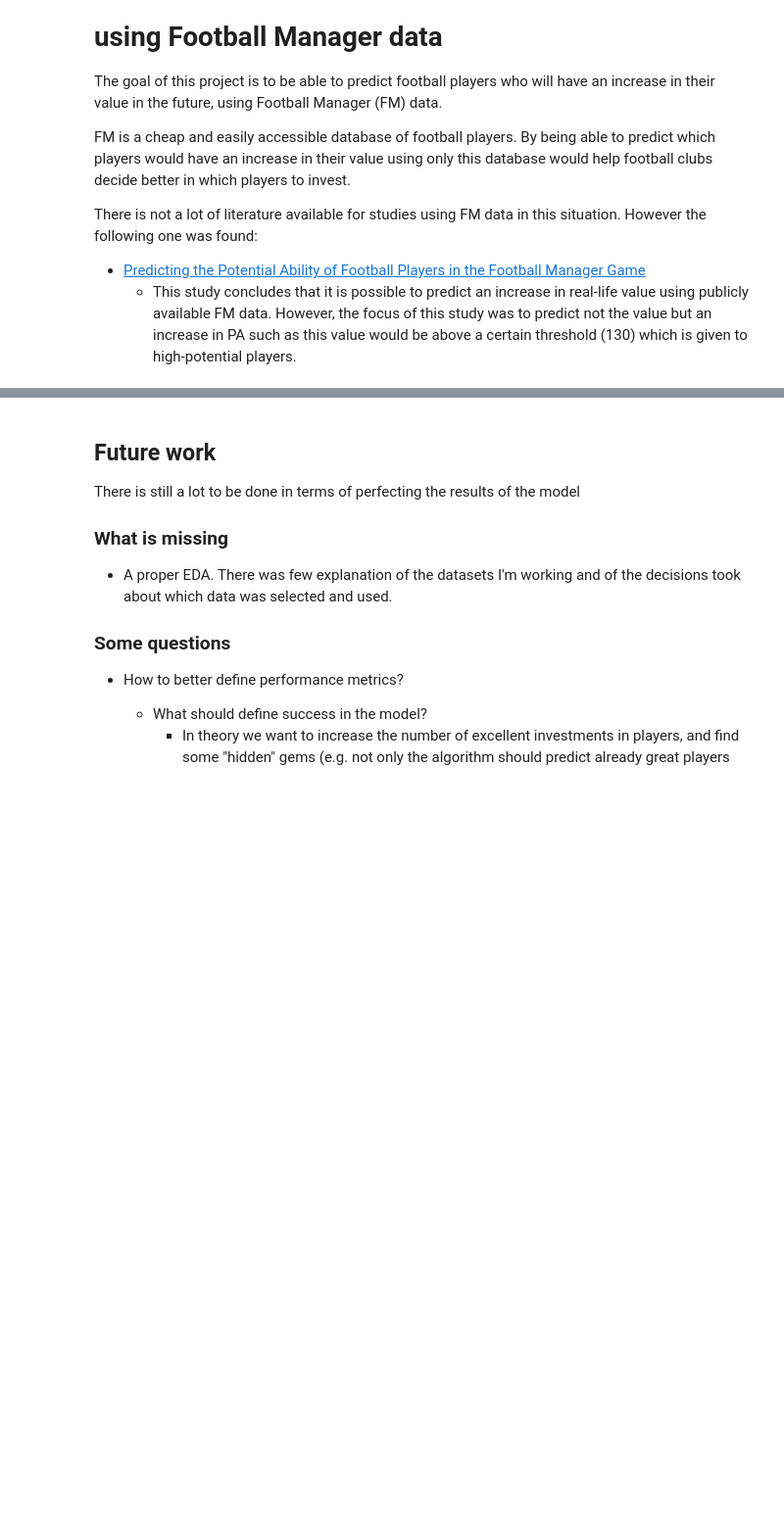
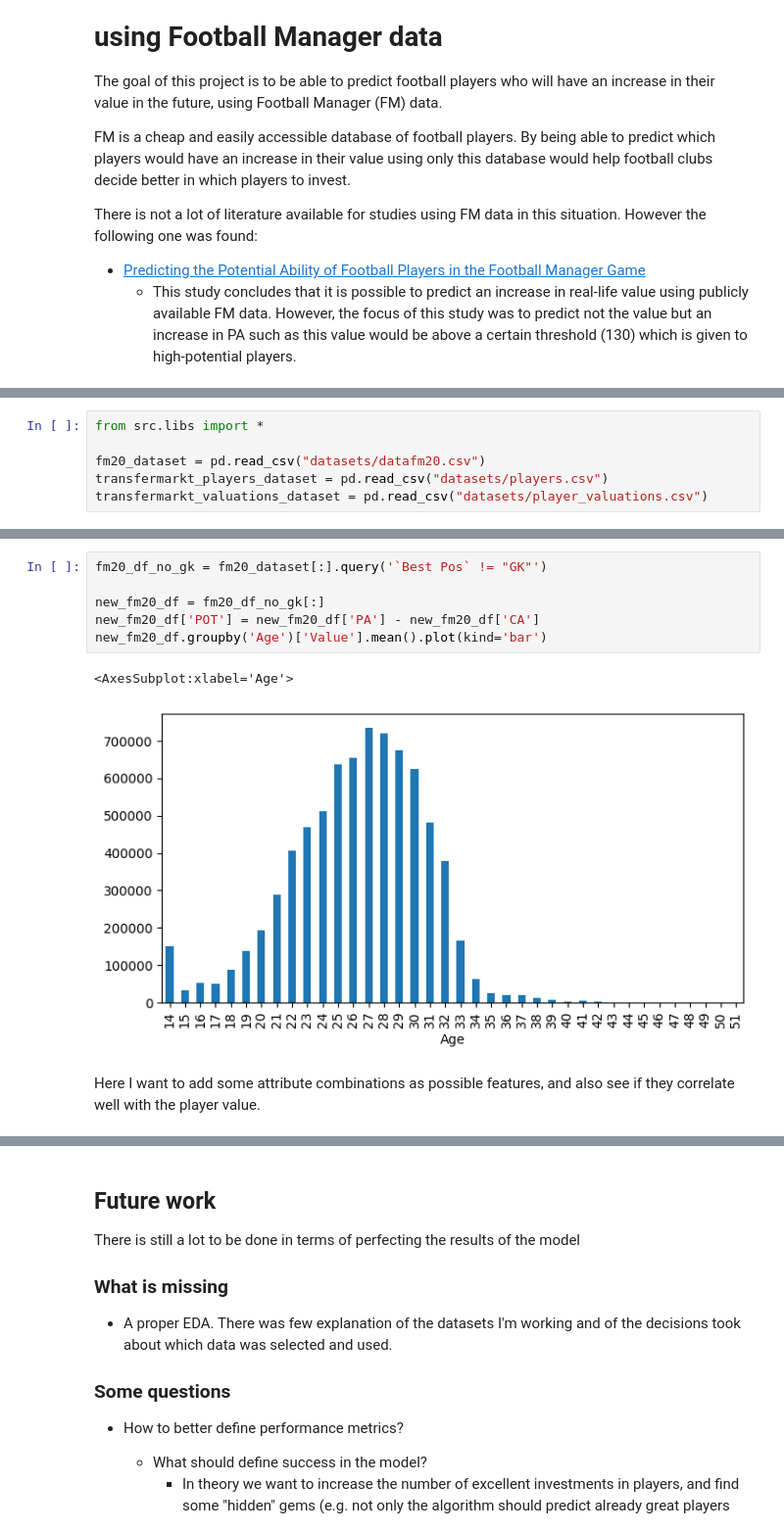
Before and after one commit to ricardogffcouto/fm-predictor, a Jupyter notebook: value_increase_predictor.ipynb, the cells around one changed output, grey strips where cells are left out. Shown: that part at 98% size. Cells and saved outputs as stored; diff of their text form; blank space fills up the shorter version.

```diff
--- a/value_increase_predictor.ipynb
+++ b/value_increase_predictor.ipynb
@@ -363,0 +26,6 @@ Report SWEETVIZ_REPORT.html was generated! NOTEBOOK/COLAB USERS: the web browser
+# %%
+from src.libs import *
+
+fm20_dataset = pd.read_csv("datasets/datafm20.csv")
+transfermarkt_players_dataset = pd.read_csv("datasets/players.csv")
+transfermarkt_valuations_dataset = pd.read_csv("datasets/player_valuations.csv")
@@ -363,0 +36,11 @@ Report SWEETVIZ_REPORT.html was generated! NOTEBOOK/COLAB USERS: the web browser
+# %%
+fm20_df_no_gk = fm20_dataset[:].query('`Best Pos` != "GK"')
+
+new_fm20_df = fm20_df_no_gk[:]
+new_fm20_df['POT'] = new_fm20_df['PA'] - new_fm20_df['CA']
+new_fm20_df.groupby('Age')['Value'].mean().plot(kind='bar')
+# %% [output]
+<AxesSubplot:xlabel='Age'>
+[figure, added]
+# %% [markdown]
+Here I want to add some attribute combinations as possible features, and also see if they correlate well with the player value.
```
Also changed, not shown: parts of 80 cells of this notebook, 5 other files.
